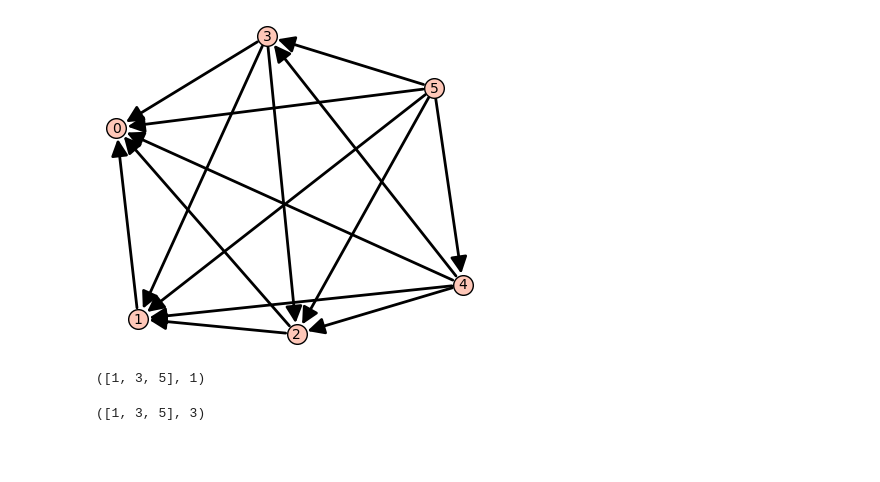
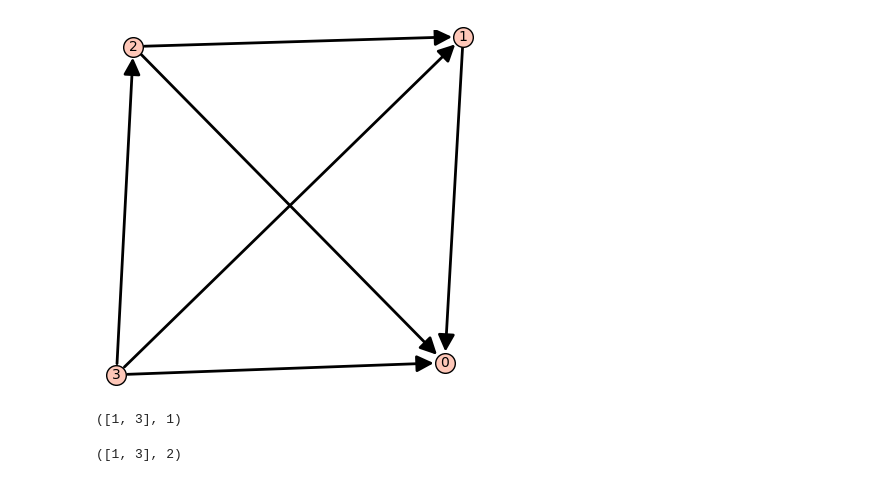
Before and after one commit to ashleyzhuang/small-graph-throttling, a Jupyter notebook: zero_forcing_digraphs_edited.ipynb, the cells around one changed output. Cells and saved outputs as stored; diff of their text form; code cells hidden in the pictures; blank space fills up the shorter version.

```diff
--- a/zero_forcing_digraphs_edited.ipynb
+++ b/zero_forcing_digraphs_edited.ipynb
@@ -120,22 +120,20 @@ def push_zeros_edited(nbrs, B, n):
 
     return filled, prop_time
 # %%
-# Tournament on 6 vertices with max throttling num
-M = matrix([[0,0,0,0,0,0],
-            [1,0,0,0,0,0],
-            [1,1,0,0,0,0],
-            [1,1,1,0,0,0],
-            [1,1,1,1,0,0],
-            [1,1,1,1,1,0]])
+# Tournament on 4 vertices with max throttling num
+M = matrix([[0,0,0,0],
+            [1,0,0,0],
+            [1,1,0,0],
+            [1,1,1,0]])
 G2 = DiGraph(M)
 G2.show()
 # %% [output]
-[figure, old version]
+[figure, new version]
 # %%
 zero_forcing_original(G2, prop_time=True)
 # %% [output]
-([1, 3, 5], 1)
+([1, 3], 1)
 # %%
 zero_forcing_edited(G2, prop_time=True)
 # %% [output]
-([1, 3, 5], 3)
+([1, 3], 2)
```
